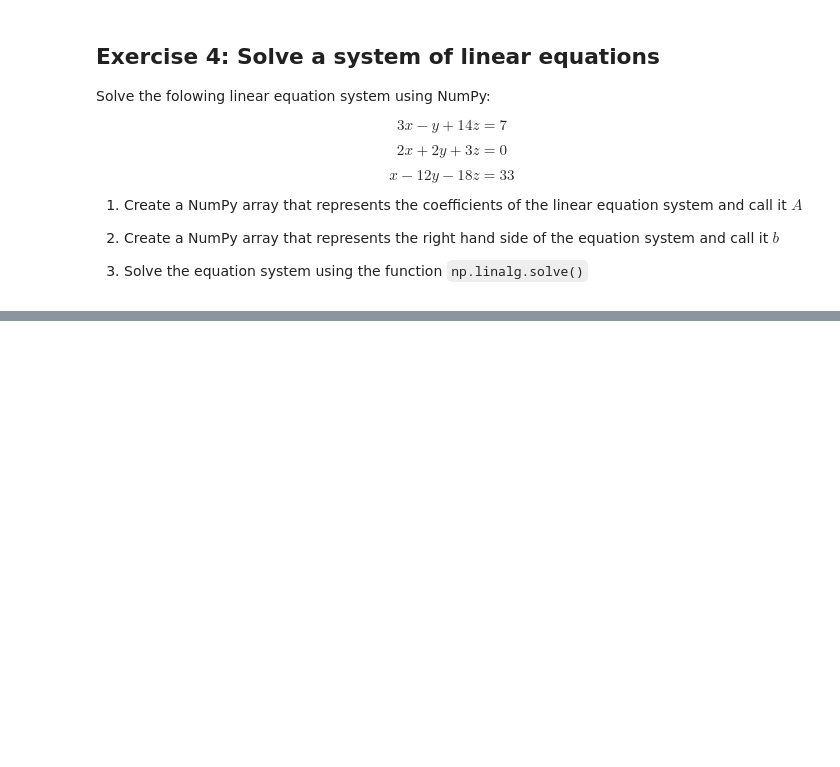
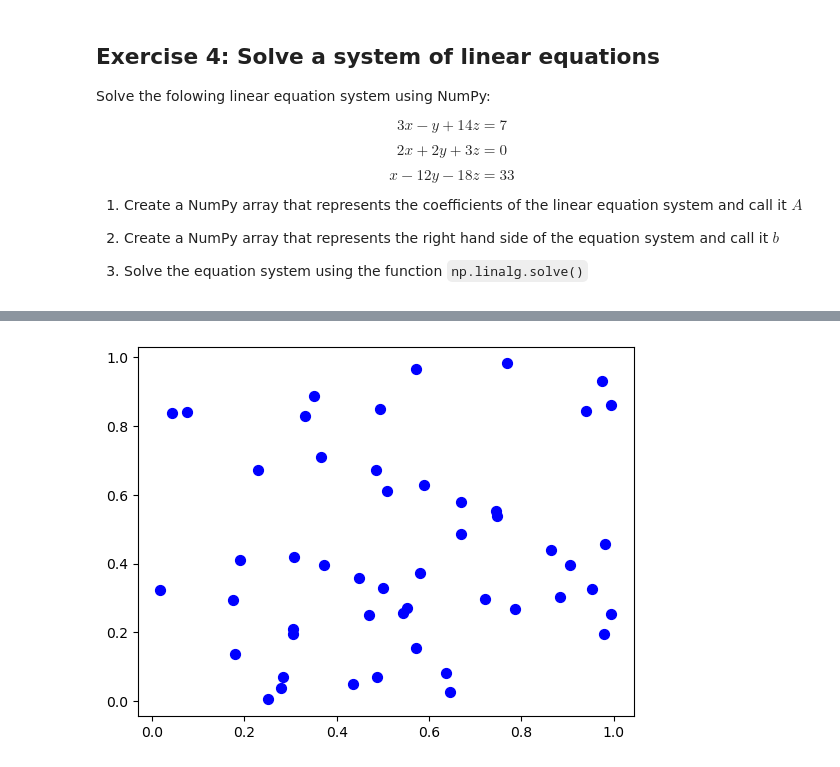
Before and after one commit to wegard/Programming-and-data-management, a Jupyter notebook: Homework_notebooks/Problem_set4_solution.ipynb, the cells around one changed output, grey strips where cells are left out. Saved outputs shown, nothing was run; the diff lists cells and outputs as text; code cells hidden in the pictures; blank space fills up the shorter version.

```diff
--- a/Homework_notebooks/Problem_set4_solution.ipynb
+++ b/Homework_notebooks/Problem_set4_solution.ipynb
@@ -342,0 +655,10 @@ plt.show()
+# %%
+# Solution 2
+
+x = np.random.rand(50)
+y = np.random.rand(50)
+
+plt.scatter(x, y, c='blue', s=50)
+plt.show()
+# %% [output]
+[figure, added]
```
Also changed, not shown: parts of 56 cells of this notebook, 2 other files.
